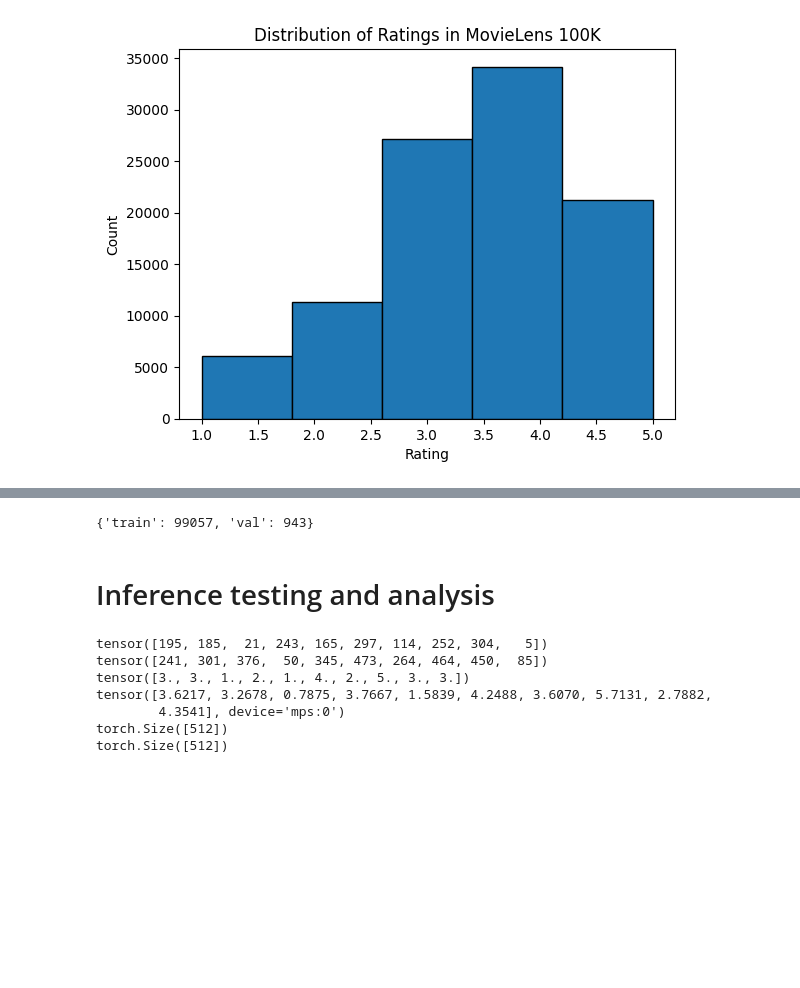
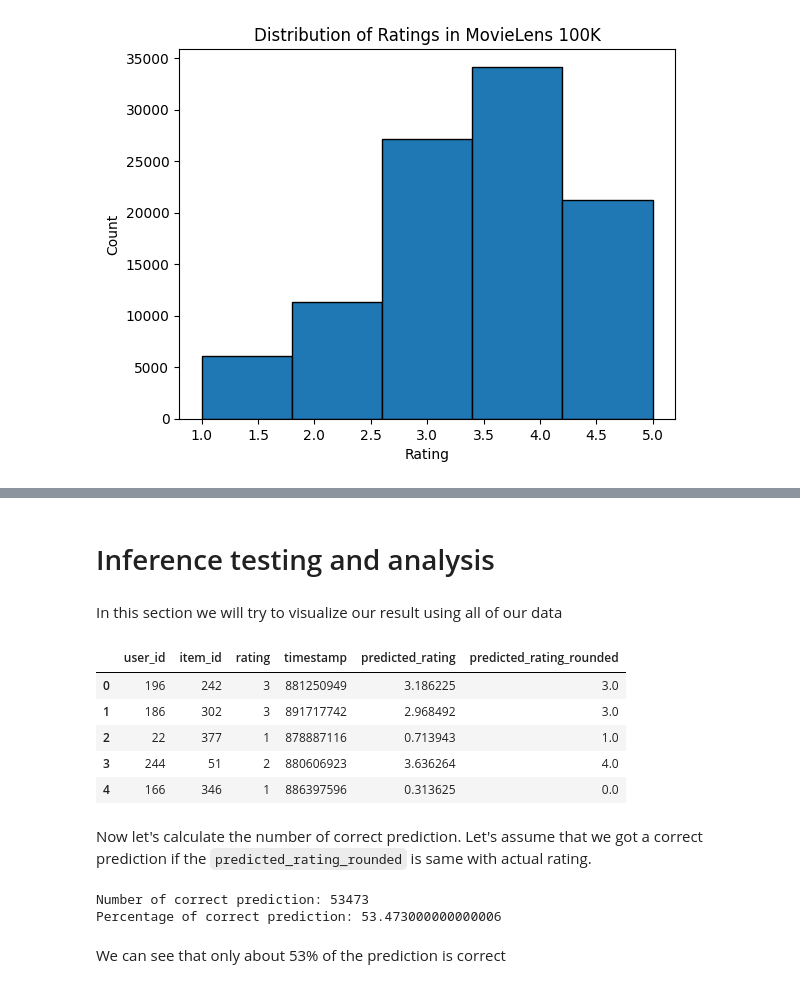
Before and after one commit to rafisudrajat/skill-up-activity, a Jupyter notebook: matrix_factorization/matrix_fac.ipynb, the cells around one changed output, grey strips where cells are left out. Drawn from its saved outputs; the diff is of its cells as text; code cells hidden in the pictures; blank space fills up the shorter version.

Commit message:
Complete notebook for inference testing and analysis for matrix factorization

```diff
--- a/matrix_factorization/matrix_fac.ipynb
+++ b/matrix_factorization/matrix_fac.ipynb
@@ -58,7 +65,7 @@ else:
 
 
     model = MF(30,num_users,num_items).to(mps_device)
-    learning_rate =6e-3
+    learning_rate =5e-2
     optimizer = torch.optim.Adam(model.parameters(),lr=learning_rate)
     # Decay LR by a factor of 1e-5 every 10 epochs
     exp_lr_scheduler = lr_scheduler.StepLR(optimizer, step_size=10, gamma=1e-5)
@@ -84,9 +91,7 @@ Best loss: 5.587441
-# %%
-print(dataset_sizes)
-# %% [output]
-{'train': 99057, 'val': 943}
 # %% [markdown]
 # Inference testing and analysis
+# %% [markdown]
+In this section we will try to visualize our result using all of our data
 # %%
 # Visualize the model result
 from utils import load_data_ml100k
@@ -102,22 +107,23 @@ all_dataset = TensorDataset(user_data_tensor, item_data_tensor, rating_data_tens
 # Create DataLoader
 all_dataset_iter = DataLoader(all_dataset, shuffle=False, batch_size=512)
 
+predicted_rating = np.array([])
 for user_batch, item_batch, rating_batch in all_dataset_iter:
-    print(user_batch[:10])
-    print(item_batch[:10])
-    print(rating_batch[:10])
     model.eval()
     with torch.no_grad():
         inference_result = model(user_batch.to(mps_device),item_batch.to(mps_device))
-        print(inference_result[:10])
-        print(inference_result.size())
-        print(user_batch.size())
-        break
+        predicted_rating = np.append(predicted_rating,inference_result.cpu().numpy())
-# %% [output]
-tensor([195, 185,  21, 243, 165, 297, 114, 252, 304,   5])
-tensor([241, 301, 376,  50, 345, 473, 264, 464, 450,  85])
-tensor([3., 3., 1., 2., 1., 4., 2., 5., 3., 3.])
-tensor([3.6217, 3.2678, 0.7875, 3.7667, 1.5839, 4.2488, 3.6070, 5.7131, 2.7882,
-        4.3541], device='mps:0')
-torch.Size([512])
-torch.Size([512])
+# %%
+data["predicted_rating"] = predicted_rating
+data["predicted_rating_rounded"] = np.round(predicted_rating)
+# %%
+data.head()
+# %% [output]
+|  | user_id | item_id | rating | timestamp | predicted_rating | predicted_rating_rounded |
+| 0 | 196 | 242 | 3 | 881250949 | 3.186225 | 3.0 |
+| 1 | 186 | 302 | 3 | 891717742 | 2.968492 | 3.0 |
+| 2 | 22 | 377 | 1 | 878887116 | 0.713943 | 1.0 |
+| 3 | 244 | 51 | 2 | 880606923 | 3.636264 | 4.0 |
+| 4 | 166 | 346 | 1 | 886397596 | 0.313625 | 0.0 |
+# %% [markdown]
+Now let's calculate the number of correct prediction. Let's assume that we got a correct prediction if the `predicted_rating_rounded` is same with actual rating.
@@ -123,0 +134,8 @@ torch.Size([512])
+# %%
+print(f"Number of correct prediction: {correct_prediction_number}")
+print(f"Percentage of correct prediction: {correct_prediction_number/len(data) *100}")
+# %% [output]
+Number of correct prediction: 53473
+Percentage of correct prediction: 53.473000000000006
+# %% [markdown]
+We can see that only about 53% of the prediction is correct
```
Also changed, not shown: parts of 7 cells of this notebook.
